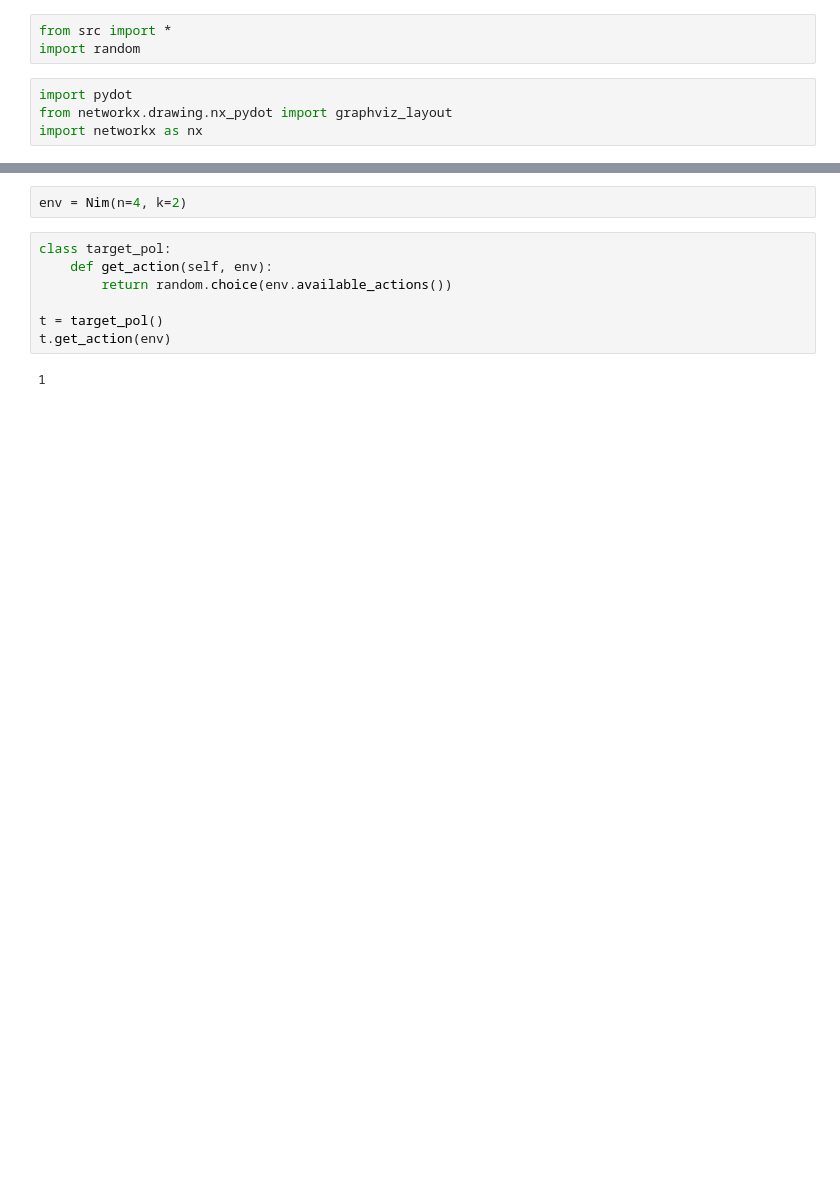
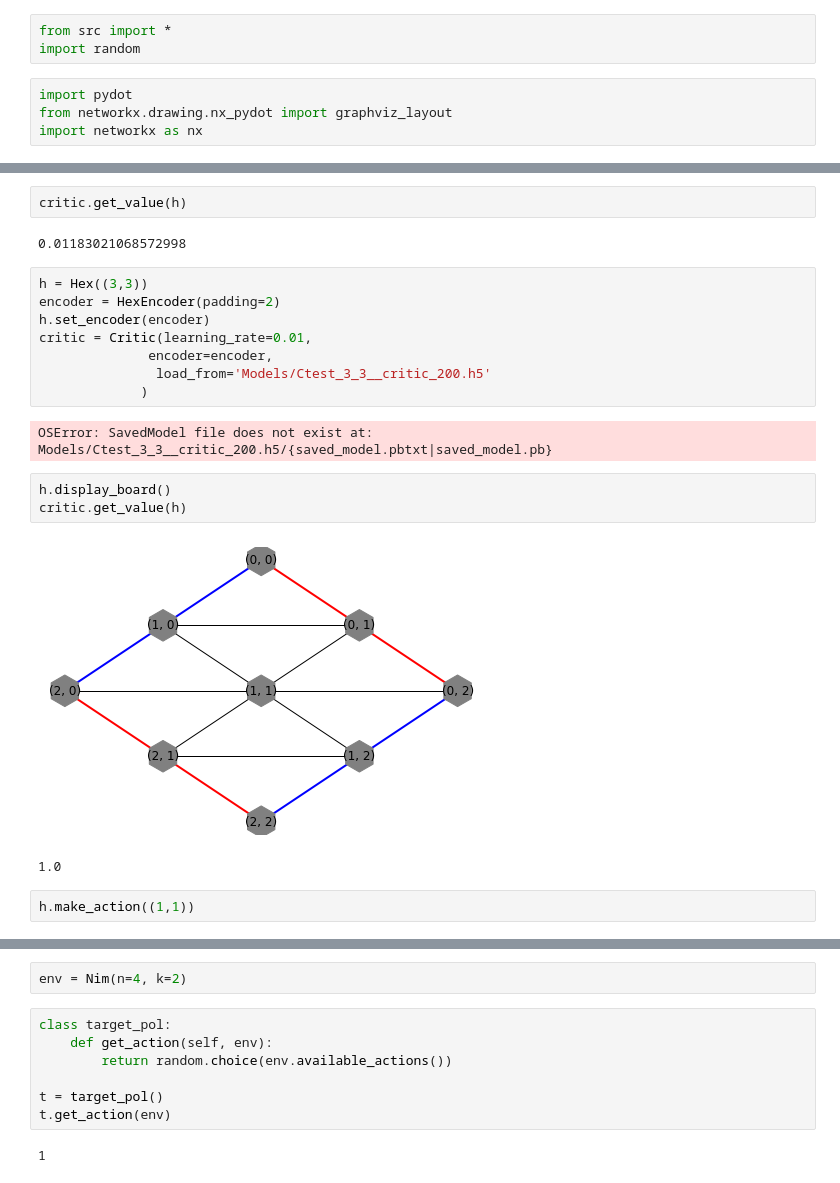
Before and after one commit to AndersBjelland/IT3105_Project2, a Jupyter notebook: MCTS test.ipynb, the cells around one changed output, grey strips where cells are left out. Saved outputs shown, nothing was run; the diff lists cells and outputs as text; blank space fills up the shorter version.

Commit message:
critic

```diff
--- a/MCTS test.ipynb
+++ b/MCTS test.ipynb
@@ -7,0 +24,22 @@ import networkx as nx
+# %%
+critic.get_value(h)
+# %% [output]
+0.01183021068572998
+# %%
+h = Hex((3,3))
+encoder = HexEncoder(padding=2)
+h.set_encoder(encoder)
+critic = Critic(learning_rate=0.01,
+              encoder=encoder,
+               load_from='Models/Ctest_3_3__critic_200.h5'
+             )
+# %% [output]
+OSError: SavedModel file does not exist at: Models/Ctest_3_3__critic_200.h5/{saved_model.pbtxt|saved_model.pb}
+# %%
+h.display_board()
+critic.get_value(h)
+# %% [output]
+[figure, added]
+1.0
+# %%
+h.make_action((1,1))
```
Also changed, not shown: parts of 55 cells of this notebook, 4 other files.
